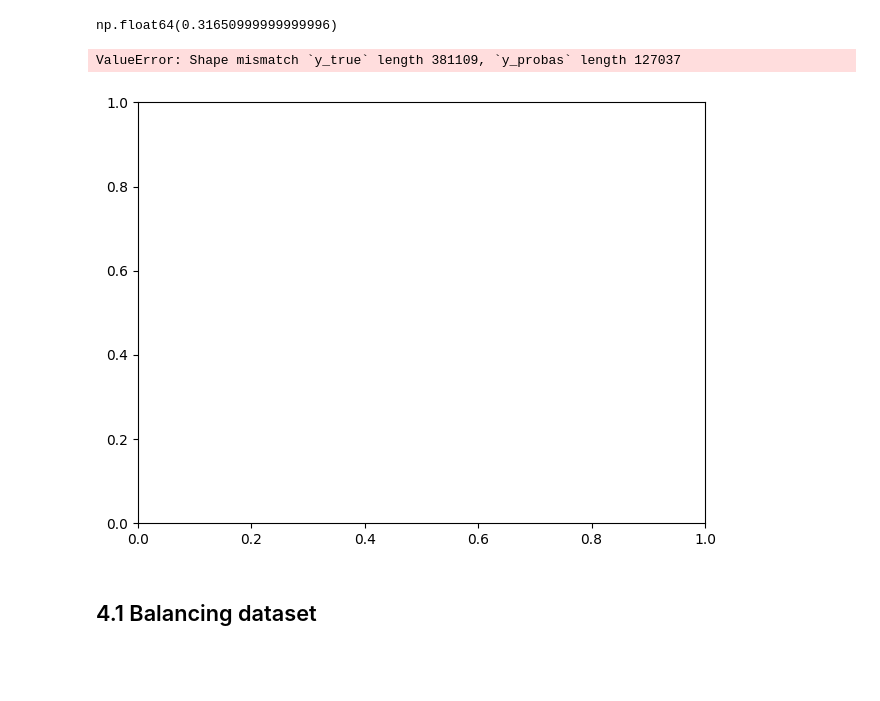
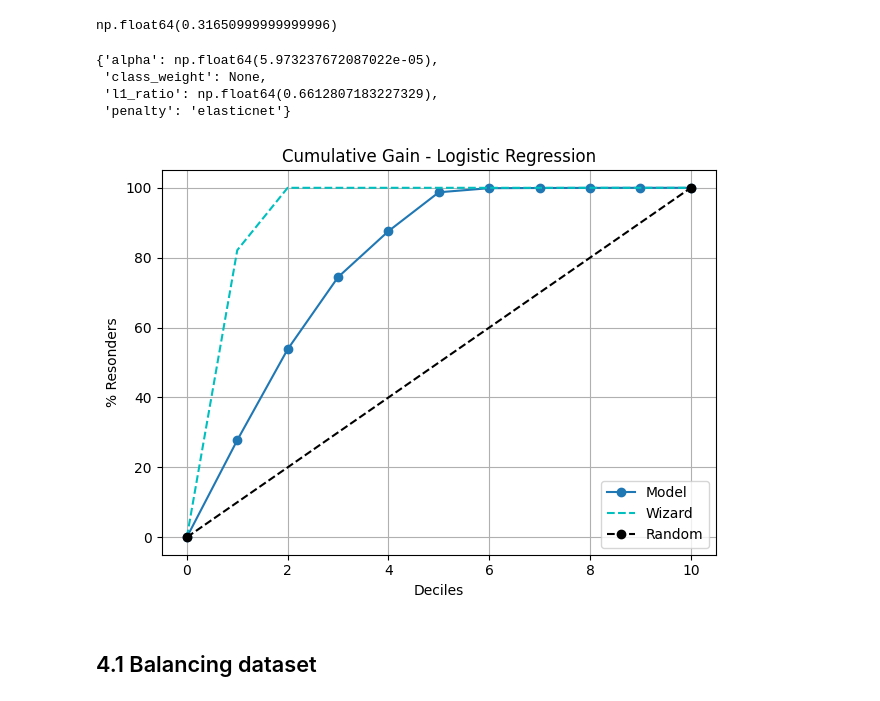
Before and after one commit to iury-repo/health_insurance_cs, a Jupyter notebook: notebooks/2-ims-modeling.ipynb, the cells around one changed output. Drawn from its saved outputs; the diff is of its cells as text; code cells hidden in the pictures; blank space fills up the shorter version.

Commit message:
refactor: Add cumulative gain graph for the best SGD

```diff
--- a/notebooks/2-ims-modeling.ipynb
+++ b/notebooks/2-ims-modeling.ipynb
@@ -278,12 +278,28 @@ best_params = search.best_params_
 best_score
 # %% [output]
 np.float64(0.31650999999999996)
-# %%
-y_hat_log = best_model.predict_proba(X_test)
-sp.kds.plot_cumulative_gain(y, y_hat_log[:,1], title='Cumulative Gain - Logistic Regression');
-# %% [output]
-ValueError: Shape mismatch `y_true` length 381109, `y_probas` length 127037
-[figure, removed]
+# %%
+best_params
+# %% [output]
+{'alpha': np.float64(5.973237672087022e-05),
+ 'class_weight': None,
+ 'l1_ratio': np.float64(0.6612807183227329),
+ 'penalty': 'elasticnet'}
+# %%
+best_sgd = SGDClassifier(loss='log_loss',
+                         max_iter=2000,
+                         n_jobs=-1,
+                         alpha=5.973237672087022e-05,
+                         class_weight= None,
+                         l1_ratio=0.6612807183227329,
+                         penalty='elasticnet')
+# %%
+best_sgd.fit(X_train,y_train)
+y_hat_log = best_sgd.predict_proba(X_val)
+# %%
+sp.kds.plot_cumulative_gain(y_val, y_hat_log[:,1], title='Cumulative Gain - Logistic Regression');
+# %% [output]
+[figure, added]
 # %% [markdown]
 ## 4.1 Balancing dataset
 # %%
```
